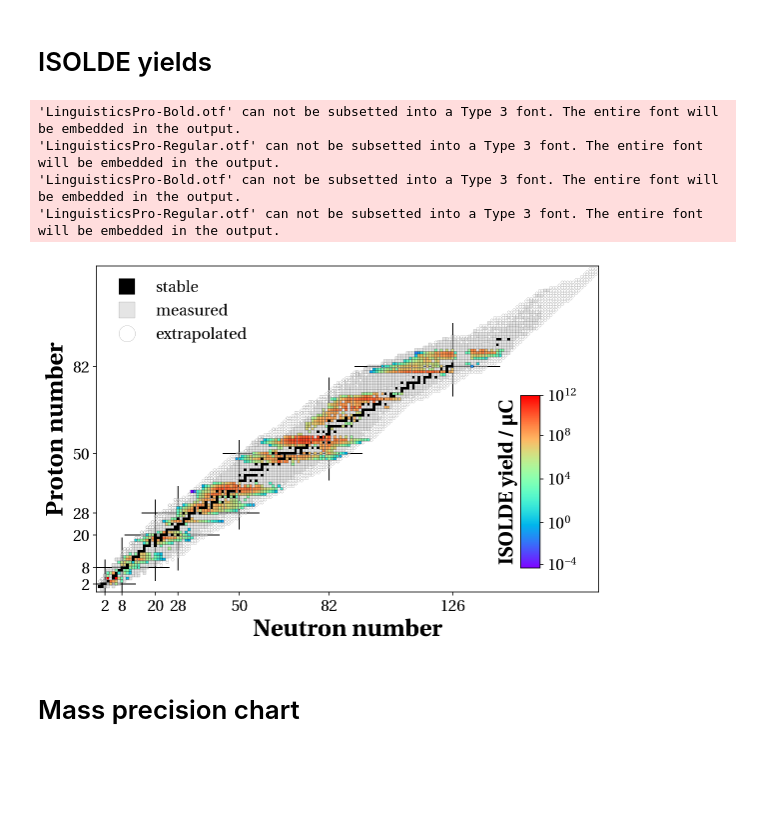
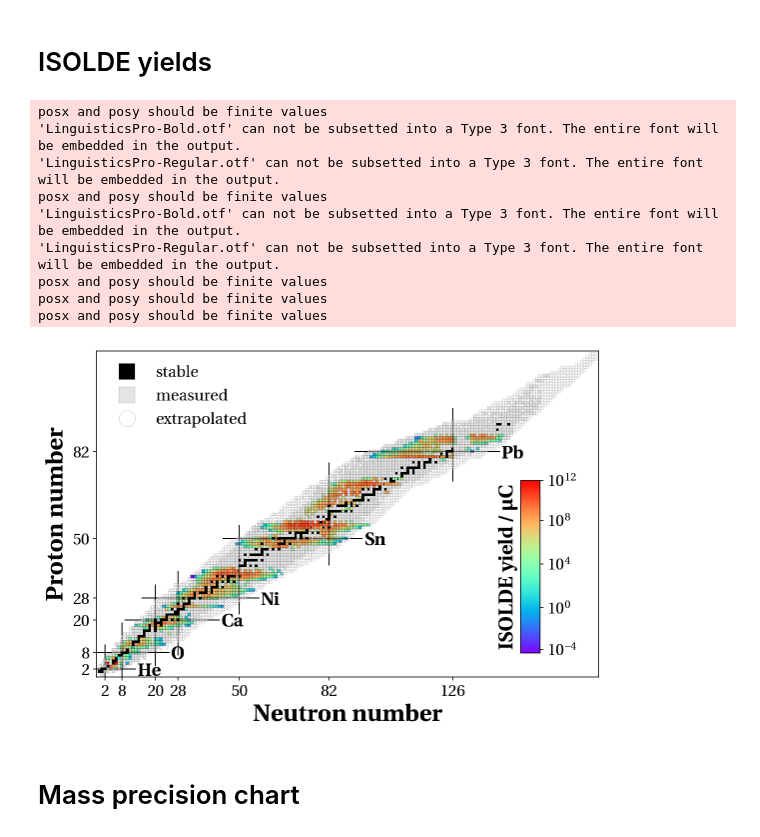
Before and after one commit to jonas-ka/nuclear-chart-plotter, a Jupyter notebook: nuclear-chart.ipynb, the cells around one changed output. Drawn from its saved outputs; the diff is of its cells as text; code cells hidden in the pictures; blank space fills up the shorter version.

```diff
--- a/nuclear-chart.ipynb
+++ b/nuclear-chart.ipynb
@@ -49,6 +49,10 @@ Requirement already satisfied: parso>=0.5.0 in /usr/local/lib/python3.7/site-pac
 # %%
 import pandas as pd
 import numpy as np
+from scipy.constants import physical_constants
+
+m_p = physical_constants['proton mass energy equivalent in MeV'][0]
+m_n = physical_constants['neutron mass energy equivalent in MeV'][0]
 
 # loading the AME16 mass evaluation table
 ame_df = pd.read_fwf('bin/ame16.txt',
@@ -102,5 +106,6 @@ nubase_df['isolde_yields'] = pd.Series(isolde_yields)
 nubase_df['isolde_yields_log'] = np.log(nubase_df.isolde_yields.astype(float))
 ame_df['mass_prec'] = np.log(abs(np.log(ame_df.mass_unc_micro_u[(ame_df.extrapol == False)] /
                              ame_df.mass_micro_u[(ame_df.extrapol == False)])))
-nubase_df
+nubase_df['mass_prec'] = nubase_df.ME_unc_keV / (nubase_df.Z*m_p*1000 + nubase_df.N*m_n*1000 - nubase_df.ME_keV)
+nubase_df[(nubase_df['Z_+'].str[3] == '0')&(nubase_df.extrapol == False)&(nubase_df.t_1_2_unit.str[0:3].isin(['min','s', 'ms', 'us', 'ns', 'as']))].mass_prec.nsmallest(10)
 # %% [output]
@@ -166,13 +164,17 @@ nubase_df[(nubase_df['Z_+'].str[3] == '0')&(nubase_df.decay.str[0:2] == 'SF')&(n
 nubase_df[(nubase_df['Z_+'].str[3] == '0')&(nubase_df.decay.str[0] == 'p')&(nubase_df.extrapol == True)].plot(x='N', y='Z', ax=ax, label='extrapolated', lw=0, marker='o', markersize=2.7, markerfacecolor='white', alpha=0.5, markeredgewidth=0.1, markeredgecolor='k')
 nubase_df[(nubase_df['Z_+'].str[3] == '0')&(nubase_df.decay.str[0] == 'p')&(nubase_df.extrapol == True)].plot(x='N', y='Z', ax=ax, label='_nolegend_', lw=0, marker='o', markersize=2.7, markerfacecolor='#FF2D55', alpha=0.5, markeredgewidth=0.1, markeredgecolor='k')
 
-# inserting lines to display the magic numbers
+# inserting lines to display the magic numbers and adding the "magic elements"
 magic_nrs = [2, 8, 20, 28, 50, 82, 126]
-for magic in magic_nrs:
-    plt.hlines(y=magic, xmin=nubase_df[nubase_df.Z == magic].N.min()-5, xmax=nubase_df[nubase_df.Z == magic].N.max()+5, color='k', linewidth=1)
-    plt.vlines(x=magic, ymin=nubase_df[nubase_df.N == magic].Z.min()-5, ymax=nubase_df[nubase_df.N == magic].Z.max()+5, color='k', linewidth=1)
-    plt.hlines(y=magic, xmin=nubase_df[nubase_df.Z == magic].N.min()-5, xmax=nubase_df[nubase_df.Z == magic].N.max()+5, color='k', alpha=0.5, linewidth=1, zorder=50)
-    plt.vlines(x=magic, ymin=nubase_df[nubase_df.N == magic].Z.min()-5, ymax=nubase_df[nubase_df.N == magic].Z.max()+5, color='k', alpha=0.5, linewidth=1, zorder=50)
+magic_el = ['He', 'O', 'Ca', 'Ni', 'Sn', 'Pb', 'Ubh']
+for i in range(len(magic_nrs)):
+    plt.hlines(y=magic_nrs[i], xmin=nubase_df[nubase_df.Z == magic_nrs[i]].N.min()-5, xmax=nubase_df[nubase_df.Z == magic_nrs[i]].N.max()+5, color='k', linewidth=1)
+    plt.vlines(x=magic_nrs[i], ymin=nubase_df[nubase_df.N == magic_nrs[i]].Z.min()-5, ymax=nubase_df[nubase_df.N == magic_nrs[i]].Z.max()+5, color='k', linewidth=1)
+    plt.hlines(y=magic_nrs[i], xmin=nubase_df[nubase_df.Z == magic_nrs[i]].N.min()-5, xmax=nubase_df[nubase_df.Z == magic_nrs[i]].N.max()+5, color='k', alpha=0.5, linewidth=1, zorder=50)
+    plt.vlines(x=magic_nrs[i], ymin=nubase_df[nubase_df.N == magic_nrs[i]].Z.min()-5, ymax=nubase_df[nubase_df.N == magic_nrs[i]].Z.max()+5, color='k', alpha=0.5, linewidth=1, zorder=50)
+    plt.text(x=nubase_df[nubase_df.Z == magic_nrs[i]].N.max()+5.5,
+             y=magic_nrs[i]-2.5,
+             s='{}'.format(magic_el[i]), fontweight='bold', fontsize=18)
 
 # standardized figure parameters
 ax.set_xlabel('Neutron number', fontsize=24, fontweight='bold')
@@ -251,13 +258,17 @@ nubase_df[(nubase_df['Z_+'].str[3] == '0')&(nubase_df.decay.str[0] == 'p')&(nuba
 nubase_df[(nubase_df['Z_+'].str[3] == '0')&(nubase_df.decay.str[0] == 'p')&(nubase_df.extrapol == True)].plot(x='N', y='Z', ax=ax, label='_nolegend_', lw=0, marker='o', markersize=2.7, markerfacecolor='white', markeredgewidth=0.1, markeredgecolor='k', zorder=3)
 
 
-# inserting lines to display the magic numbers
+# inserting lines to display the magic numbers and adding the "magic elements"
 magic_nrs = [2, 8, 20, 28, 50, 82, 126]
-for magic in magic_nrs:
-    ax.hlines(y=magic, xmin=nubase_df[nubase_df.Z == magic].N.min()-5, xmax=nubase_df[nubase_df.Z == magic].N.max()+5, color='k', linewidth=1, zorder=1)
-    ax.vlines(x=magic, ymin=nubase_df[nubase_df.N == magic].Z.min()-5, ymax=nubase_df[nubase_df.N == magic].Z.max()+5, color='k', linewidth=1, zorder=2)
-    ax.hlines(y=magic, xmin=nubase_df[nubase_df.Z == magic].N.min()-5, xmax=nubase_df[nubase_df.Z == magic].N.max()+5, color='k', alpha=0.5, linewidth=1, zorder=4)
-    ax.vlines(x=magic, ymin=nubase_df[nubase_df.N == magic].Z.min()-5, ymax=nubase_df[nubase_df.N == magic].Z.max()+5, color='k', alpha=0.5, linewidth=1, zorder=5)
+magic_el = ['He', 'O', 'Ca', 'Ni', 'Sn', 'Pb', 'Ubh']
+for i in range(len(magic_nrs)):
+    plt.hlines(y=magic_nrs[i], xmin=nubase_df[nubase_df.Z == magic_nrs[i]].N.min()-5, xmax=nubase_df[nubase_df.Z == magic_nrs[i]].N.max()+5, color='k', linewidth=1)
+    plt.vlines(x=magic_nrs[i], ymin=nubase_df[nubase_df.N == magic_nrs[i]].Z.min()-5, ymax=nubase_df[nubase_df.N == magic_nrs[i]].Z.max()+5, color='k', linewidth=1)
+    plt.hlines(y=magic_nrs[i], xmin=nubase_df[nubase_df.Z == magic_nrs[i]].N.min()-5, xmax=nubase_df[nubase_df.Z == magic_nrs[i]].N.max()+5, color='k', alpha=0.5, linewidth=1, zorder=50)
+    plt.vlines(x=magic_nrs[i], ymin=nubase_df[nubase_df.N == magic_nrs[i]].Z.min()-5, ymax=nubase_df[nubase_df.N == magic_nrs[i]].Z.max()+5, color='k', alpha=0.5, linewidth=1, zorder=50)
+    plt.text(x=nubase_df[nubase_df.Z == magic_nrs[i]].N.max()+5.5,
+             y=magic_nrs[i]-2.5,
+             s='{}'.format(magic_el[i]), fontweight='bold', fontsize=18)
 
 # plot yield with a colormap in a logarithmic fashion
 sc = ax.scatter(x=nubase_df.N.tolist(), y=nubase_df.Z.tolist(), c=nubase_df.isolde_yields_log.tolist(),
@@ -265,34 +276,39 @@ sc = ax.scatter(x=nubase_df.N.tolist(), y=nubase_df.Z.tolist(), c=nubase_df.isol
 
 # inserting the color map
 ax2 = f.add_axes([0.78, 0.18, 0.03, 0.4])
 cbar = plt.colorbar(sc, cax=ax2, ticks=[np.log(6e-04),np.log(4e+00),np.log(4e+04),np.log(4e+08),np.log(2e+12)])
 ax2.set_ylabel('ISOLDE yield / $\mu$C', fontsize=20, fontweight='bold', labelpad=-80)
 cbar.ax.set_yticklabels(['$10^{-4}$','$10^{0}$','$10^{4}$','$10^{8}$','$10^{12}$'])
 
 plt.tick_params(axis='both', which='major', labelsize=16)
 
 
 # standardized figure parameters
 ax.set_xlabel('Neutron number', fontsize=24, fontweight='bold')
 ax.set_ylabel('Proton number', fontsize=24, fontweight='bold')
 ax.set_xticks(magic_nrs)
 ax.set_yticks(magic_nrs)
 ax.set_xlim(-1, nubase_df.N.max()+1)
 ax.set_ylim(-1, nubase_df.Z.max()+1)
 
 
 lg = ax.legend(fontsize=16, markerscale=6, loc=2, ncol=1, edgecolor='white')
 plt.setp(lg.get_title(),fontsize=20,fontweight='bold')    # legend title bold
 
 
 plt.savefig('nuclear-chart-isolde-yield.pdf',bbox_inches='tight',pad_inches=0)
 plt.show()
 # %% [output]
+posx and posy should be finite values
 'LinguisticsPro-Bold.otf' can not be subsetted into a Type 3 font. The entire font will be embedded in the output.
 'LinguisticsPro-Regular.otf' can not be subsetted into a Type 3 font. The entire font will be embedded in the output.
+posx and posy should be finite values
 'LinguisticsPro-Bold.otf' can not be subsetted into a Type 3 font. The entire font will be embedded in the output.
 'LinguisticsPro-Regular.otf' can not be subsetted into a Type 3 font. The entire font will be embedded in the output.
+posx and posy should be finite values
+posx and posy should be finite values
+posx and posy should be finite values
-[figure, old version]
+[figure, new version]
 # %% [markdown]
 # Mass precision chart
 # %%
```
Also changed, not shown: parts of 19 cells of this notebook, 1 other file.
